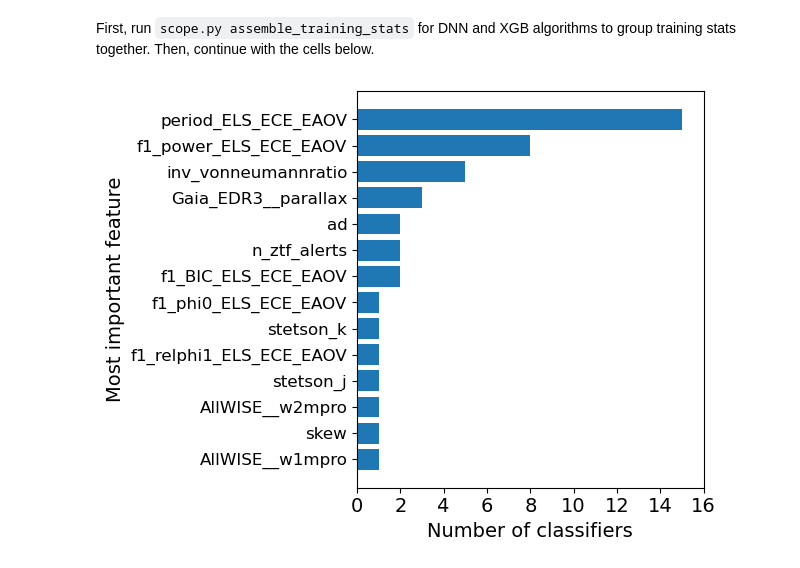
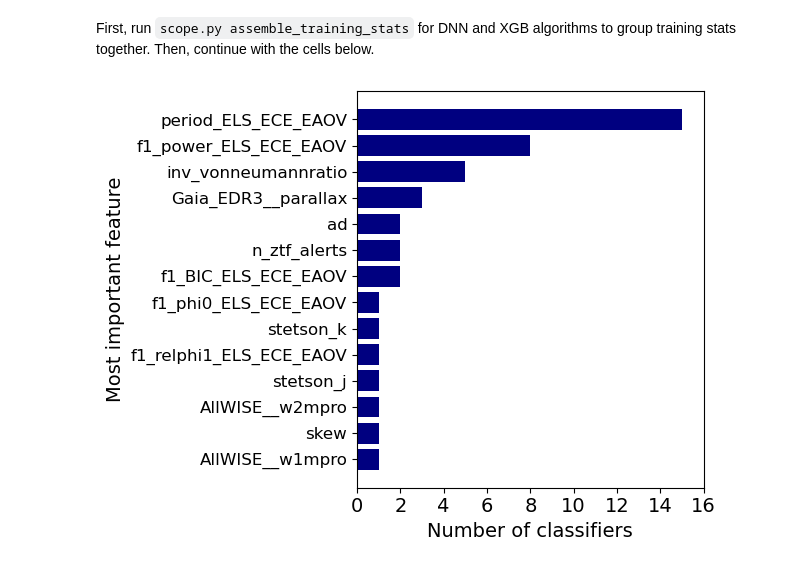
Before and after one commit to ZwickyTransientFacility/scope-ml, a Jupyter notebook: tools/SCoPe_data_analysis_plots.ipynb, the cells around one changed output. Cells and saved outputs as stored; diff of their text form; code cells hidden in the pictures.

```diff
--- a/tools/SCoPe_data_analysis_plots.ipynb
+++ b/tools/SCoPe_data_analysis_plots.ipynb
@@ -10,7 +13,7 @@ from scope.utils import read_hdf
 # %%
-field_preds_dnn = read_parquet('') #insert string filepath to dnn preds
-field_preds_xgb = read_parquet('') #insert string filepath to xgb preds
-training_set = read_parquet('') #insert string filepath to training set
+field_preds_dnn = read_parquet('/Users/bhealy/scope/preds_dnn/field_487/field_487.parquet') #insert string filepath to dnn preds
+field_preds_xgb = read_parquet('/Users/bhealy/scope/preds_xgb/field_487/field_487.parquet') #insert string filepath to xgb preds
+training_set = read_parquet('/Users/bhealy/scope/tools/fritzDownload/DR16_merged_classifications_features_revamped_updated_imputed.parquet') #insert string filepath to training set
 # %%
 classifications = [] # create a list of the 44 classifications in alphabetical order
 for entry in field_preds_dnn.columns:
@@ -222,12 +224,12 @@ names = [x[0] for x in most_common]
 frequencies = [x[1] for x in most_common]
 # %%
 featfig = plt.figure()
-plt.barh(names, frequencies)
+plt.barh(names, frequencies, color='navy')
 plt.yticks(fontsize=12)
 plt.xticks(fontsize=14)
 plt.xlabel('Number of classifiers', fontsize=14)
 plt.ylabel('Most important feature', fontsize=14)
 plt.xlim(0,16)
 plt.tight_layout()
 # %% [output]
-[figure, old version]
+[figure, new version]
```
Also changed, not shown: parts of 27 cells of this notebook.
